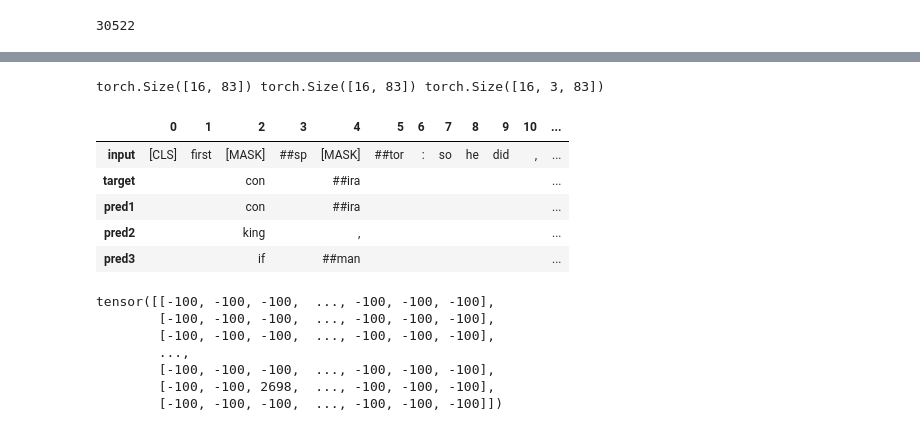
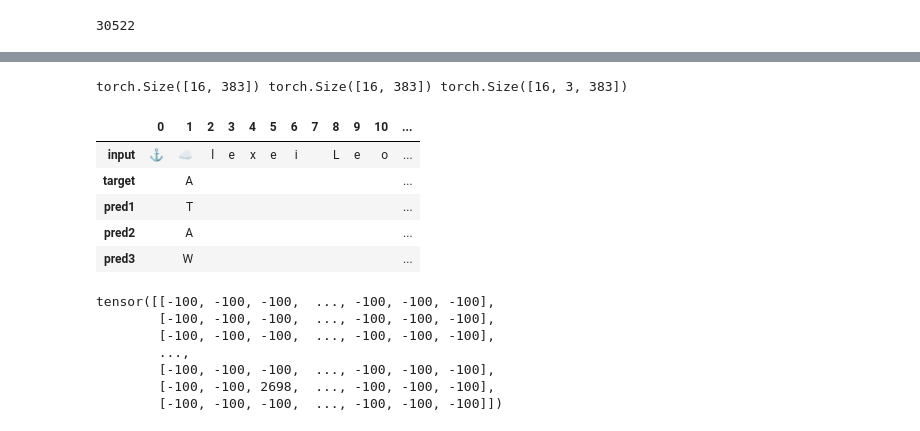
Before and after one commit to zanqi/tinybert, a Jupyter notebook: bert_notebook.ipynb, the cells around one changed output, grey strips where cells are left out. Saved outputs shown, nothing was run; the diff lists cells and outputs as text; code cells hidden in the pictures.

```diff
--- a/bert_notebook.ipynb
+++ b/bert_notebook.ipynb
@@ -118,8 +118,8 @@ text_data = data.iloc[:, 3:5]
 text_data.Abstract.str.len().describe()
 
 # abstracts = text_data.Abstract
-sents_by_abstract = [nltk.sent_tokenize(a) for a in text_data[text_data.Abstract.str.len() > 10].Abstract]
-abstracts = [sents for sents in sents_by_abstract if len(sents) > 1]
+sents_by_article = [nltk.sent_tokenize(a) for a in text_data[text_data.Abstract.str.len() > 10].Abstract]
+abstracts = [sents for sents in sents_by_article if len(sents) > 1]
 # len(abstracts), abstracts[:10]
 
 zipped = [zip(a, a[1:]) for a in abstracts]
@@ -165,3 +165,14 @@ def get_batch(split):
 
     nsp_target = ix == next_ix
     return x.to(device), y.to(device), nsp_target.long().to(device)
+# %%
+print('\U000025FB') # pad
+print('\U000025FC') # sep
+print('\U00002601') # mask
+print('\U00002668') # unk
+print('\U00002693') # cls
+
+from transformers import BertTokenizer
+tokenizer = BertTokenizer.from_pretrained("bert-base-uncased")
+tokenizer.special_tokens_map
+tokenizer("Hello, my dog is cute", "My cat is funny", add_special_tokens=True)
@@ -503,8 +704,8 @@ import torch.nn as nn
 import torch.nn.functional as F
 from transformers import BertTokenizer
 
-hidden_size = 128
-num_head = 4
+hidden_size = 64
+num_head = 8
 drop_out = 0.0
 num_layers = 12
 device = "cuda" if torch.cuda.is_available() else "mps"
@@ -513,6 +714,7 @@ eval_interval = 100
 lr = 1e-4
 eval_iters = 200
 batch_size = 16
+model_max_length = 512
 
 
 tokenizer = BertTokenizer.from_pretrained("bert-base-uncased")
@@ -572,11 +774,11 @@ class BertModel(nn.Module):
     def __init__(self):
         super().__init__()
         self.word_embedding = nn.Embedding(
-            tokenizer.vocab_size, hidden_size, padding_idx=tokenizer.pad_token_id
+            vocab_size, hidden_size, padding_idx=tokenizer.pad_token_id
         )
-        self.pos_embedding = nn.Embedding(tokenizer.model_max_length, hidden_size)
+        self.pos_embedding = nn.Embedding(model_max_length, hidden_size)
         self.tk_type_embedding = nn.Embedding(2, hidden_size)
-        position_ids = torch.arange(tokenizer.model_max_length).unsqueeze(0)
+        position_ids = torch.arange(model_max_length).unsqueeze(0)
         self.register_buffer("position_ids", position_ids)
         self.dropout = nn.Dropout(drop_out)
         self.ln = nn.LayerNorm(hidden_size)
@@ -589,7 +791,7 @@ class BertModel(nn.Module):
         self.cls_head = nn.Linear(hidden_size, 2)
 
         self.lm_ln = nn.LayerNorm(hidden_size)
-        self.lm_head = nn.Linear(hidden_size, tokenizer.vocab_size, bias=False)
+        self.lm_head = nn.Linear(hidden_size, vocab_size, bias=False)
         self.lm_head.weight = self.word_embedding.weight
 
     def forward(self, encoding, nsp_targets=None, lm_targets=None):
@@ -678,10 +880,10 @@ def train():
         xb, yb, nsp_targets = get_batch("train")
 
         # evaluate the loss
-        _, _, nsp_loss, lm_loss = model(xb, lm_targets=yb)
+        _, _, nsp_loss, lm_loss = model(xb, lm_targets=yb, nsp_targets=nsp_targets)
         optimizer.zero_grad(set_to_none=True)
-        # loss = nsp_loss + lm_loss
-        lm_loss.backward()
+        loss = nsp_loss + lm_loss
+        loss.backward()
         optimizer.step()
 
 
@@ -713,35 +930,35 @@ tokenizer.decode([token for token, count in counts.most_common(20)]), counts
 # %%
 import pandas as pd
 pd.set_option('display.max_rows', 500)
 pd.set_option('display.max_columns', 500)
 
 xb, yb, nsp_targets = get_batch('train')
-input = [[tokenizer.decode([id]) for id in x] for x in xb['input_ids']]
-target = [[tokenizer.decode([id]) if id != -100 else "" for id in y] for y in yb]
+input = [[decode([id.item()]) for id in x] for x in xb['input_ids']]
+target = [[decode([id.item()]) if id != -100 else "" for id in y] for y in yb]
 # model(xb, lm_targets=yb)
 pred, nsp = model.predict(xb)
 
 print(xb['input_ids'].shape, yb.shape, pred.shape)
 # print(xb['input_ids'][0])
 # print(yb[0])
 # print(xb['token_type_ids'][0])
 # print(xb['attention_mask'][0])
 
-pred_list = [[[tokenizer.decode([id]) if yid != -100 else "" for id, yid in zip(p, y)] for p in p3] for p3, y in zip(pred, yb)]
+pred_list = [[[decode([id.item()]) if yid != -100 else "" for id, yid in zip(p, y)] for p in p3] for p3, y in zip(pred, yb)]
 # len(input), len(target), len(pred_list)
 df = pd.DataFrame({'input': input[0], 'target': target[0],
                    'pred1': pred_list[0][0], # (B, rank)
                    'pred2': pred_list[0][1],
                    'pred3': pred_list[0][2]})
 df.T
 # %% [output]
-torch.Size([16, 83]) torch.Size([16, 83]) torch.Size([16, 3, 83])
+torch.Size([16, 383]) torch.Size([16, 383]) torch.Size([16, 3, 383])
 |  | 0 | 1 | 2 | 3 | 4 | 5 | 6 | 7 | 8 | 9 | 10 | ... |
-| input | [CLS] | first | [MASK] | ##sp | [MASK] | ##tor | : | so | he | did | , | ... |
-| target |  |  | con |  | ##ira |  |  |  |  |  |  | ... |
-| pred1 |  |  | con |  | ##ira |  |  |  |  |  |  | ... |
-| pred2 |  |  | king |  | , |  |  |  |  |  |  | ... |
-| pred3 |  |  | if |  | ##man |  |  |  |  |  |  | ... |
+| input | ⚓ | ☁ | l | e | x | e | i |  | L | e | o | ... |
+| target |  | A |  |  |  |  |  |  |  |  |  | ... |
+| pred1 |  | T |  |  |  |  |  |  |  |  |  | ... |
+| pred2 |  | A |  |  |  |  |  |  |  |  |  | ... |
+| pred3 |  | W |  |  |  |  |  |  |  |  |  | ... |
 # %%
 xb, yb, nsp = get_batch('train')
 yb
```
Also changed, not shown: parts of 6 cells of this notebook.
